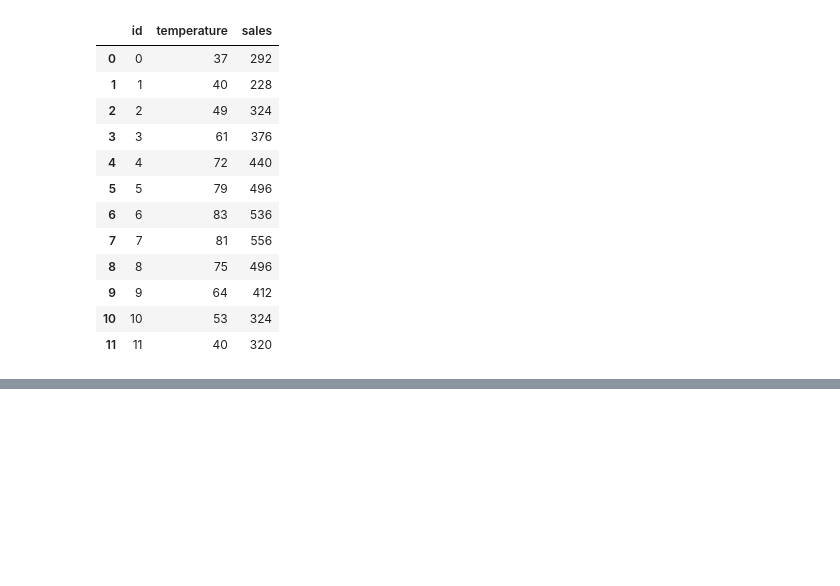
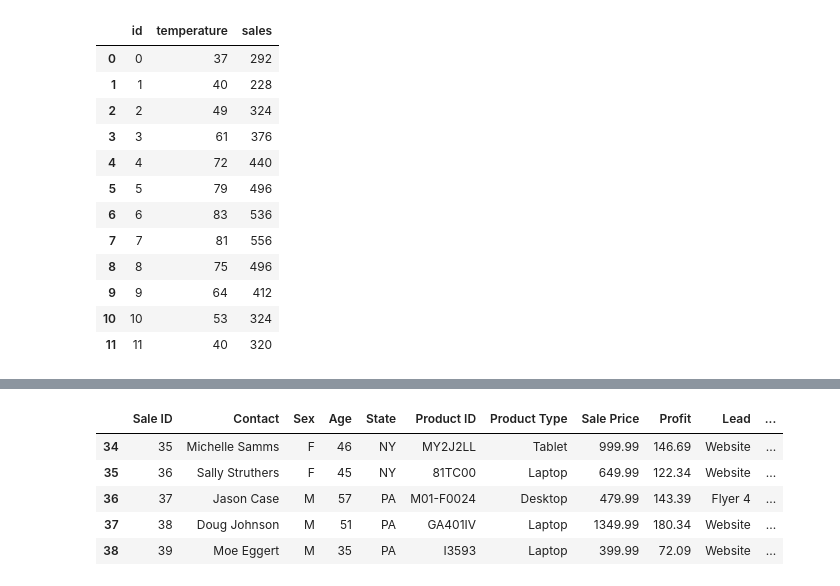
Before and after one commit to CFiggers/hy-pandas-tutorial, a Jupyter notebook: pandas-tutorial.ipynb, the cells around one changed output, grey strips where cells are left out. Cells and saved outputs as stored; diff of their text form; code cells hidden in the pictures; blank space fills up the shorter version.

```diff
--- a/pandas-tutorial.ipynb
+++ b/pandas-tutorial.ipynb
@@ -541,0 +588,10 @@ sqlite_select
+# %%
+; Get last five rows
+(cs_df.tail)
+# %% [output]
+|  | Sale ID | Contact | Sex | Age | State | Product ID | Product Type | Sale Price | Profit | Lead | ... |
+| 34 | 35 | Michelle Samms | F | 46 | NY | MY2J2LL | Tablet | 999.99 | 146.69 | Website | ... |
+| 35 | 36 | Sally Struthers | F | 45 | NY | 81TC00 | Laptop | 649.99 | 122.34 | Website | ... |
+| 36 | 37 | Jason Case | M | 57 | PA | M01-F0024 | Desktop | 479.99 | 143.39 | Flyer 4 | ... |
+| 37 | 38 | Doug Johnson | M | 51 | PA | GA401IV | Laptop | 1349.99 | 180.34 | Website | ... |
+| 38 | 39 | Moe Eggert | M | 35 | PA | I3593 | Laptop | 399.99 | 72.09 | Website | ... |
```
Also changed, not shown: parts of 37 cells of this notebook.
